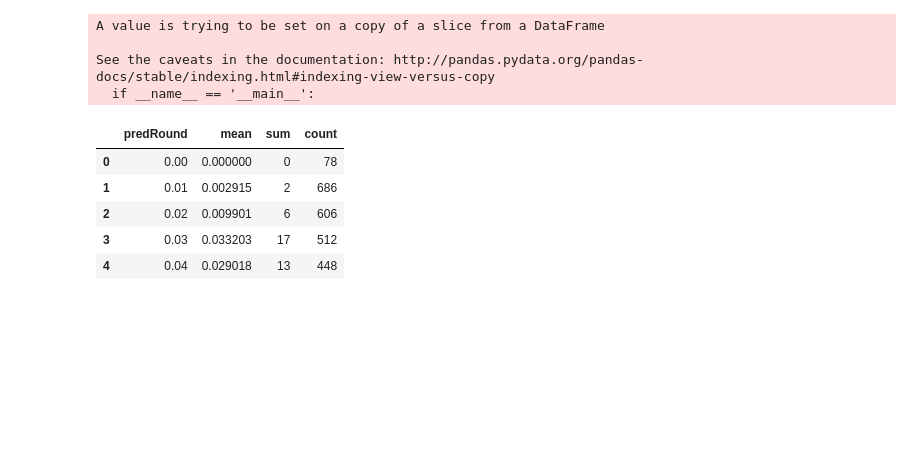
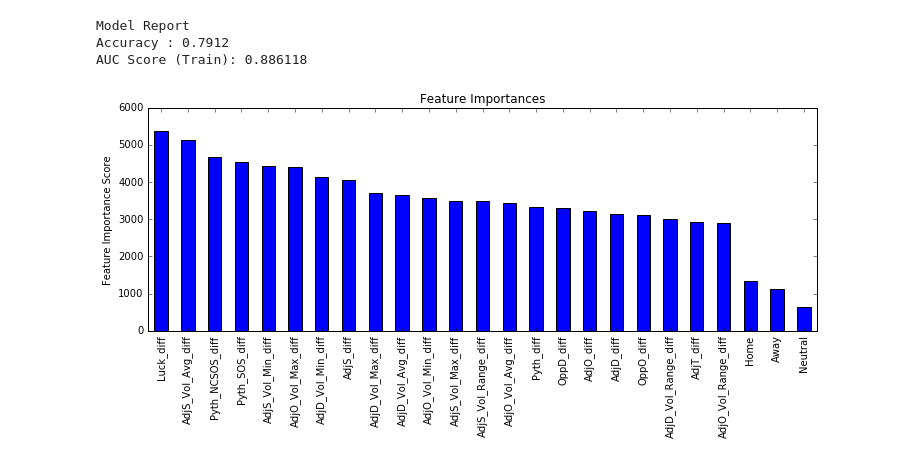
Before and after one commit to WesleyPasfield/March_Madness, a Jupyter notebook: MarchMadness.ipynb, the cells around one changed output. Saved outputs shown, nothing was run; the diff lists cells and outputs as text; code cells hidden in the pictures; blank space fills up the shorter version.

```diff
--- a/MarchMadness.ipynb
+++ b/MarchMadness.ipynb
@@ -455,12 +320,0 @@ AttributeError: 'GridSearchCV' object has no attribute 'feature_importances_'
-# %%
-## Grid Search for min_samples_split
-
-predictors = [x for x in X_train.columns if x not in [Target, IDcol]]
-
-param_test1 = {'min_samples_split': [250, 500, 750]}
-gSearch3 = GridSearchCV(estimator = ens.GradientBoostingClassifier(max_depth = 5 , n_estimators =50, learning_rate = .1,
-                                          min_samples_leaf = 50, max_features = 'sqrt', subsample= .80,
-                                          random_state = 10),
-param_grid = param_test1, scoring='roc_auc', n_jobs=4, iid=False, cv=5)
-gSearch3.fit(X_train[predictors],X_train[Target])
-modelfit(gSearch3, X_train, predictors)
@@ -510,39 +380,14 @@ AttributeError: module 'matplotlib' has no attribute 'ylabel'
 # %%
-import xgboost as xgb
+## xgboost model
 
-xgb1 = xgb.XGBClassifier(max_depth =5 , learning_rate = 0.1, n_estimators = 100,
-                                    subsample= .85, colsample_bytree =.85,
-                                     objective = 'binary:logistic').fit(X_train, y_train)
+xgb2 = XGBClassifier(max_depth = 7 , learning_rate = 0.015, n_estimators = 1000,
+                        subsample= .80, colsample_bytree =.75, reg_lambda = 3, gamma = 0.5,
+                        objective = 'binary:logistic')
+
+modelfitXGB(xgb2, X_train, predictors)
+# %% [output]
+Model Report
+Accuracy : 0.7912
+AUC Score (Train): 0.886118
+[figure, added]
-# %%
-X_test.drop(['id','Win'],inplace=True,axis=1,errors='ignore')
-
-predTest = gbmFin.predict_proba(X_test)
-predTestComp = pd.DataFrame({'pred' : predTest[:,1],
-                             'Win': X_testWin['Win']})
-
-predTestComp['predRound'] = np.round(predTestComp['pred'], decimals=2) # Round prediction % for ease of interpretation
-predTestComp['diff'] = abs(predTestComp['Win'] - predTestComp['pred'])
-predTestComp['bin'] = 0
-def f(df):
-    if df['diff'] < 0.5:
-        val = 1
-    else:
-        val = 0
-    return val
-
-predTestComp['bin'] = predTestComp.apply(f, axis=1)
-predTestComp.head(n=10)
-grouped = predTestComp.groupby(['predRound'])['Win'].agg(['mean', 'sum', 'count']).reset_index()
-groupedPred = predTestComp.groupby(['predRound'])['bin'].agg(['mean', 'sum', 'count'])
-# %% [output]
-A value is trying to be set on a copy of a slice from a DataFrame
-
-See the caveats in the documentation: http://pandas.pydata.org/pandas-docs/stable/indexing.html#indexing-view-versus-copy
-  if __name__ == '__main__':
-|  | predRound | mean | sum | count |
-| 0 | 0.00 | 0.000000 | 0 | 78 |
-| 1 | 0.01 | 0.002915 | 2 | 686 |
-| 2 | 0.02 | 0.009901 | 6 | 606 |
-| 3 | 0.03 | 0.033203 | 17 | 512 |
-| 4 | 0.04 | 0.029018 | 13 | 448 |
 # %%
```
Also changed, not shown: parts of 22 cells of this notebook.
